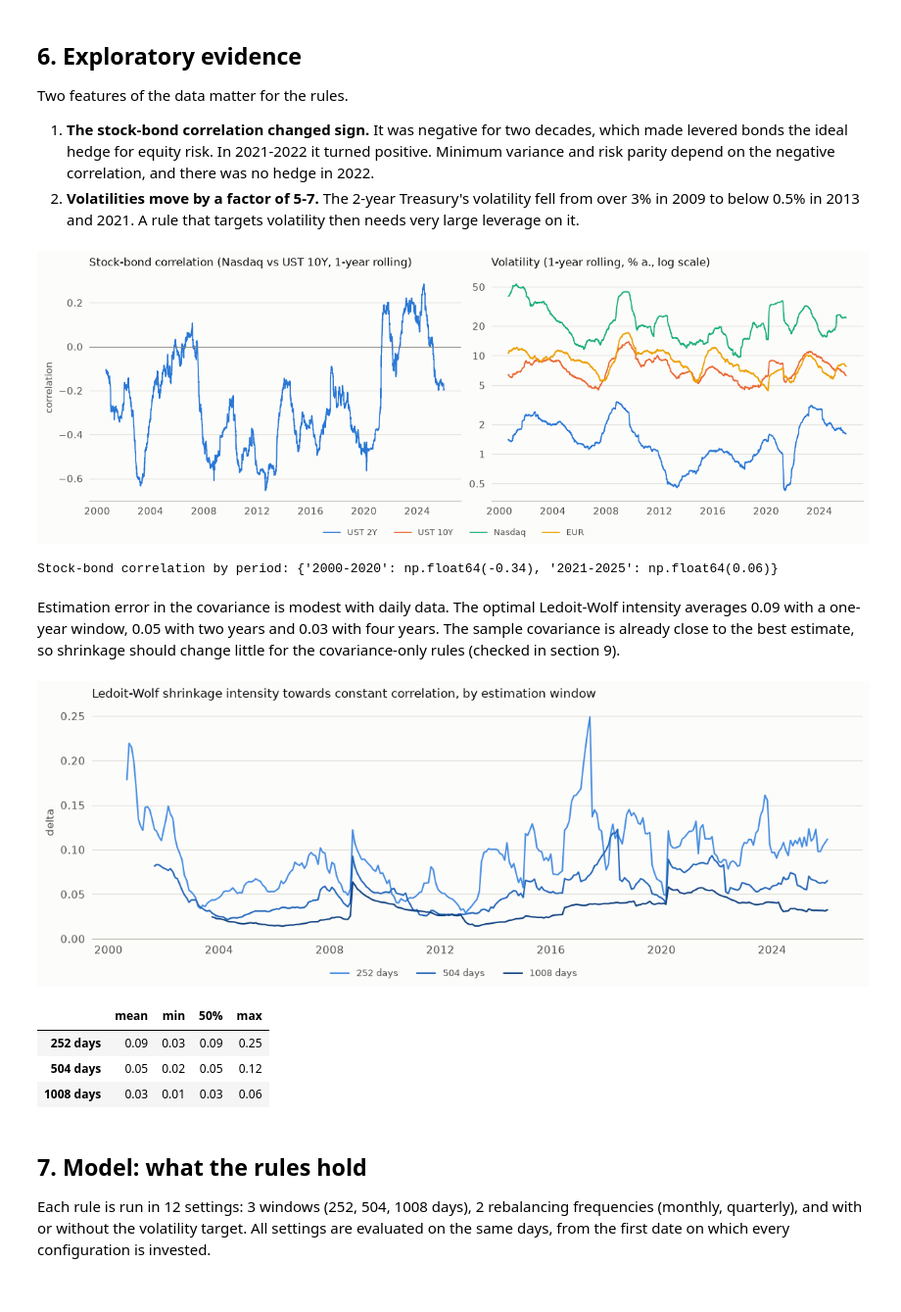
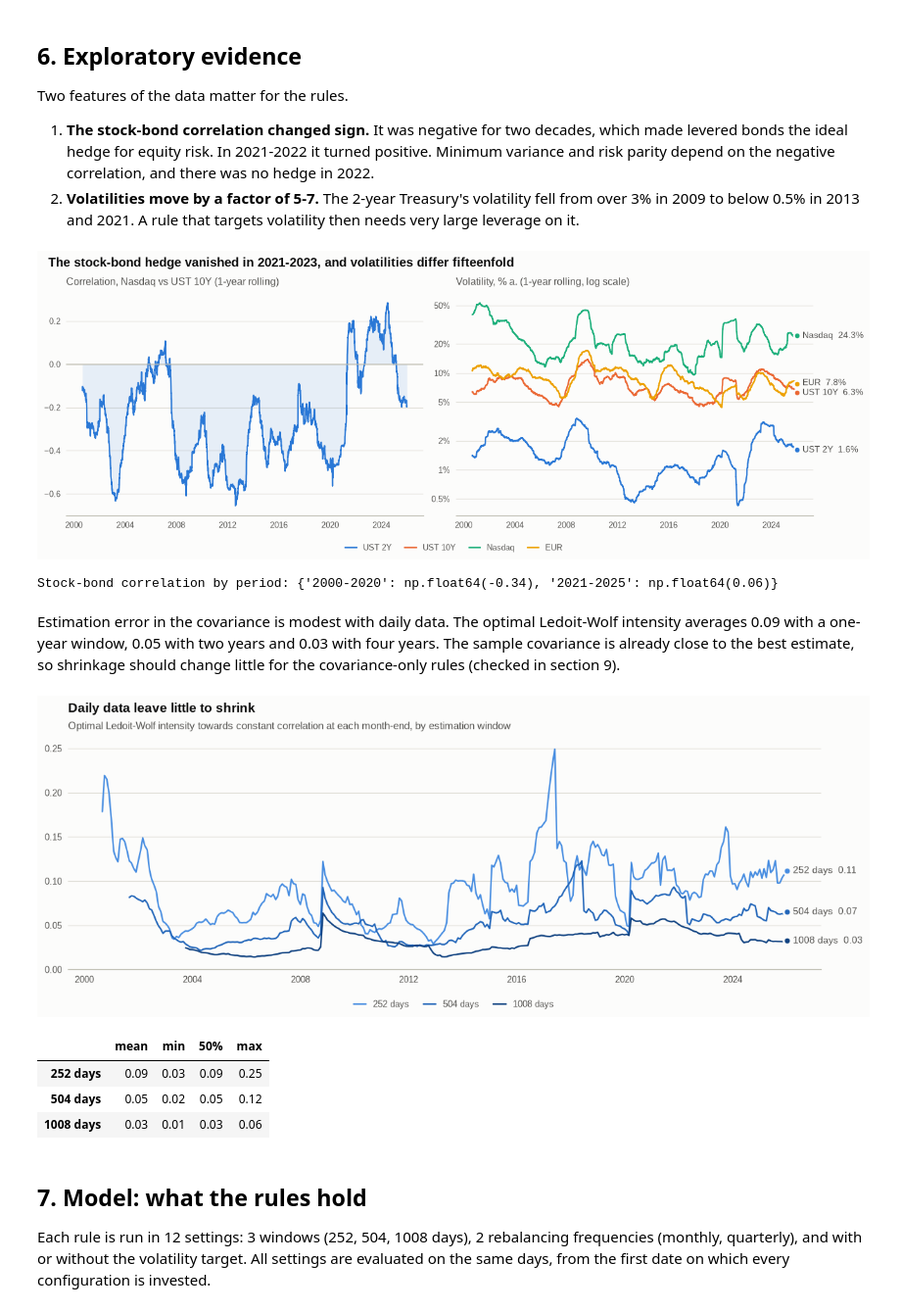
Before and after one commit to paolo993788/Algorithmic-trading, a Jupyter notebook: notebooks/portfolio_construction/portfolio_construction_under_estimation_error.ipynb, the cells around one changed output. Shown at 98% size. Saved outputs shown, nothing was run; the diff lists cells and outputs as text; code cells hidden in the pictures.

```diff
--- a/notebooks/portfolio_construction/portfolio_construction_under_estimation_error.ipynb
+++ b/notebooks/portfolio_construction/portfolio_construction_under_estimation_error.ipynb
@@ -226,26 +237,30 @@ Two features of the data matter for the rules.
 2. **Volatilities move by a factor of 5-7.** The 2-year Treasury's volatility fell from over 3% in 2009 to below 0.5% in 2013 and 2021. A rule that targets volatility then needs very large leverage on it.
 # %%
 window = 252
-stock_bond = returns["Nasdaq"].rolling(window).corr(returns["UST 10Y"])
-vols = returns[["UST 2Y", "UST 10Y", "Nasdaq", "EUR"]].rolling(window).std() * ann * 100
-fig, axes = plt.subplots(1, 2, figsize=(11.5, 4.0))
-axes[0].plot(stock_bond.index, stock_bond, color=SERIES[0], lw=1.2)
-axes[0].axhline(0.0, color=MUTED, lw=0.8)
-axes[0].set_title("Stock-bond correlation (Nasdaq vs UST 10Y, 1-year rolling)")
-axes[0].set_ylabel("correlation")
-for k, col in enumerate(vols):
-    axes[1].plot(vols.index, vols[col], color=SERIES[k], lw=1.2, label=col)
+stock_bond = returns["Nasdaq"].rolling(window).corr(returns["UST 10Y"]).dropna()
+vols = (returns[["UST 2Y", "UST 10Y", "Nasdaq", "EUR"]].rolling(window).std() * ann * 100).dropna()
+fig, axes = plt.subplots(1, 2, figsize=(12.0, 4.4))
+axes[0].fill_between(stock_bond.index, stock_bond, 0.0, color=SERIES[0], alpha=0.10, linewidth=0)
+axes[0].plot(stock_bond.index, stock_bond, color=SERIES[0])
+axes[0].axhline(0.0, color=NOTEBOOK["axis"], lw=1.0)
+axes[0].set_title("Correlation, Nasdaq vs UST 10Y (1-year rolling)")
+colors = dict(zip(vols.columns, SERIES))
+for col in vols:
+    axes[1].plot(vols.index, vols[col], color=colors[col], label=col)
 axes[1].set_yscale("log")
-axes[1].set_yticks([0.5, 1, 2, 5, 10, 20, 50], ["0.5", "1", "2", "5", "10", "20", "50"])
-axes[1].set_title("Volatility (1-year rolling, % a., log scale)")
-fig.legend(*axes[1].get_legend_handles_labels(), loc="outside lower center", ncol=4, frameon=False)
+axes[1].set_yticks([0.5, 1, 2, 5, 10, 20, 50], ["0.5%", "1%", "2%", "5%", "10%", "20%", "50%"])
+axes[1].minorticks_off()
+axes[1].set_title("Volatility, % a. (1-year rolling, log scale)")
+label_ends(axes[1], {c: vols[c] for c in vols}, colors, fmt=lambda v: f"{v:.1f}%")
+figure_headline(fig, "The stock-bond hedge vanished in 2021-2023, and volatilities differ fifteenfold")
+fig.legend(*axes[1].get_legend_handles_labels(), loc="outside lower center", ncol=4)
 fig.savefig(OUTPUT_DIR / "correlation_and_volatility.png", dpi=150)
 plt.show()
 print("Stock-bond correlation by period:",
       {p: round(returns.loc[a:b, "Nasdaq"].corr(returns.loc[a:b, "UST 10Y"]), 2)
        for p, (a, b) in {"2000-2020": ("2000", "2020"), "2021-2025": ("2021", "2025")}.items()})
 # %% [output]
-[figure, old version]
+[figure, new version]
 Stock-bond correlation by period: {'2000-2020': np.float64(-0.34), '2021-2025': np.float64(0.06)}
 # %% [markdown]
 Estimation error in the covariance is modest with daily data. The optimal Ledoit-Wolf intensity averages 0.09 with a one-year window, 0.05 with two years and 0.03 with four years. The sample covariance is already close to the best estimate, so shrinkage should change little for the covariance-only rules (checked in section 9).
@@ -255,19 +270,21 @@ r = returns.to_numpy()
 intensity = {}
 for lb in LOOKBACKS:
     pos = [returns.index.get_loc(d) for d in month_ends if returns.index.get_loc(d) + 1 >= lb]
-    intensity[lb] = pd.Series([cv.ledoit_wolf(r[p - lb + 1:p + 1])[1] for p in pos], index=returns.index[pos])
-fig, ax = plt.subplots(figsize=(10.5, 3.8))
-for color, (lb, s) in zip(ordinal_colors(len(LOOKBACKS) + 1)[1:], intensity.items()):
-    ax.plot(s.index, s, color=color, lw=1.4, label=f"{lb} days")
+    intensity[f"{lb} days"] = pd.Series([cv.ledoit_wolf(r[p - lb + 1:p + 1])[1] for p in pos], index=returns.index[pos])
+colors = dict(zip(intensity, ordinal_colors(len(LOOKBACKS) + 1)[1:]))
+fig, ax = plt.subplots(figsize=(11.0, 4.2))
+for name, s in intensity.items():
+    ax.plot(s.index, s, color=colors[name], label=name)
 ax.set_ylim(0, None)
-ax.set_title("Ledoit-Wolf shrinkage intensity towards constant correlation, by estimation window")
-ax.set_ylabel("delta")
-fig.legend(loc="outside lower center", ncol=3, frameon=False)
+label_ends(ax, intensity, colors, fmt=lambda v: f"{v:.2f}")
+headline(ax, "Daily data leave little to shrink",
+         "Optimal Ledoit-Wolf intensity towards constant correlation at each month-end, by estimation window")
+fig.legend(loc="outside lower center", ncol=3)
 fig.savefig(OUTPUT_DIR / "shrinkage_intensity.png", dpi=150)
 plt.show()
-pd.DataFrame({f"{lb} days": s.describe()[["mean", "min", "50%", "max"]] for lb, s in intensity.items()}).T
+pd.DataFrame({name: s.describe()[["mean", "min", "50%", "max"]] for name, s in intensity.items()}).T
 # %% [output]
-[figure, old version]
+[figure, new version]
 |  | mean | min | 50% | max |
 | 252 days | 0.09 | 0.03 | 0.09 | 0.25 |
 | 504 days | 0.05 | 0.02 | 0.05 | 0.12 |
```
Also changed, not shown: parts of 9 cells of this notebook, 13 other files.
